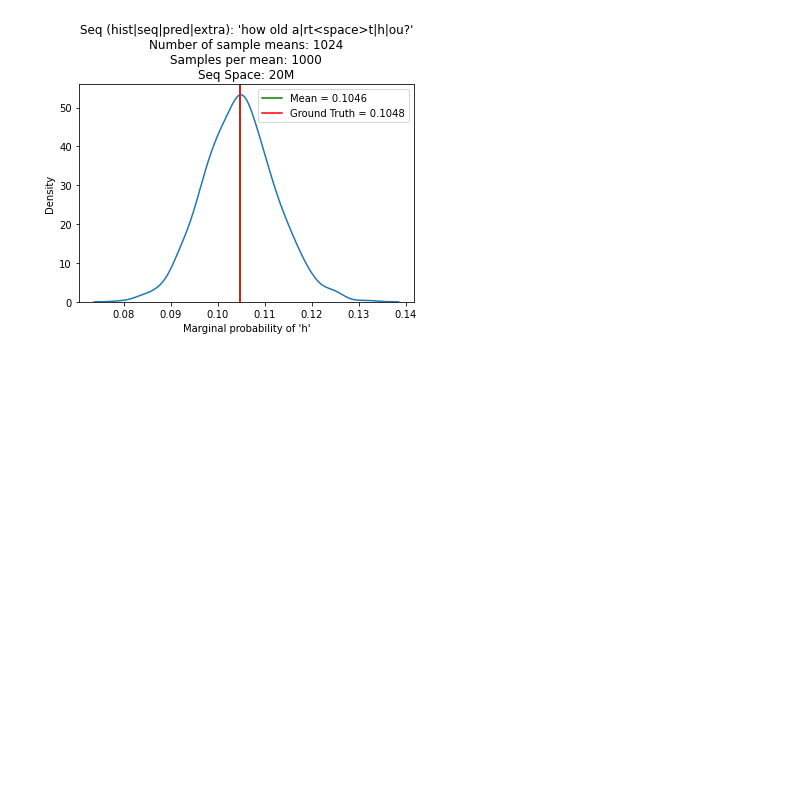
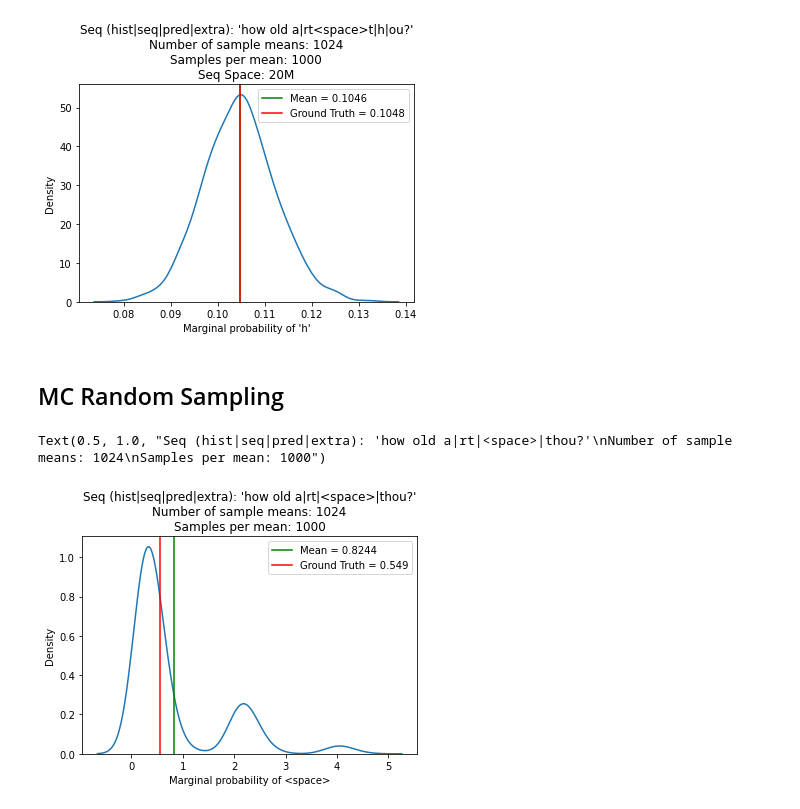
Before and after one commit to vshah99/prob_seq_queries_nnproject, a Jupyter notebook: notebooks/sample_mean_dist_importance_sampling.ipynb, the cells around one changed output. Drawn from its saved outputs; the diff is of its cells as text; code cells hidden in the pictures; blank space fills up the shorter version.

Commit message:
MC Random sampling is now fixed

```diff
--- a/notebooks/sample_mean_dist_importance_sampling.ipynb
+++ b/notebooks/sample_mean_dist_importance_sampling.ipynb
@@ -49,5 +49,19 @@ Seq Space: 20M""")
 # %% [output]
 Text(0.5, 1.0, "Seq (hist|seq|pred|extra): 'how old a|rt<space>t|h|ou?'\nNumber of sample means: 1024\nSamples per mean: 1000\nSeq Space: 20M")
 [figure]
-# %% [markdown]
-##
+# %% [markdown]
+## MC Random Sampling
+# %%
+data = read_pkl("data/random_sampling/shakespeare/mc_random_estimate_a_rt_thou?_1000s_1000m.pkl")
+GT = 0.548533
+sns.kdeplot(data)
+plt.axvline(np.mean(data), label = f"Mean = {round(np.mean(data),4)}", color = "green")
+plt.axvline(GT, label = f"Ground Truth = 0.549", color = "red")
+plt.xlabel("Marginal probability of <space>")
+plt.legend()
+plt.title("""Seq (hist|seq|pred|extra): 'how old a|rt|<space>|thou?'
+Number of sample means: 1024
+Samples per mean: 1000""")
+# %% [output]
+Text(0.5, 1.0, "Seq (hist|seq|pred|extra): 'how old a|rt|<space>|thou?'\nNumber of sample means: 1024\nSamples per mean: 1000")
+[figure, added]
```
Also changed, not shown: parts of 2 cells of this notebook, 4 other files.
